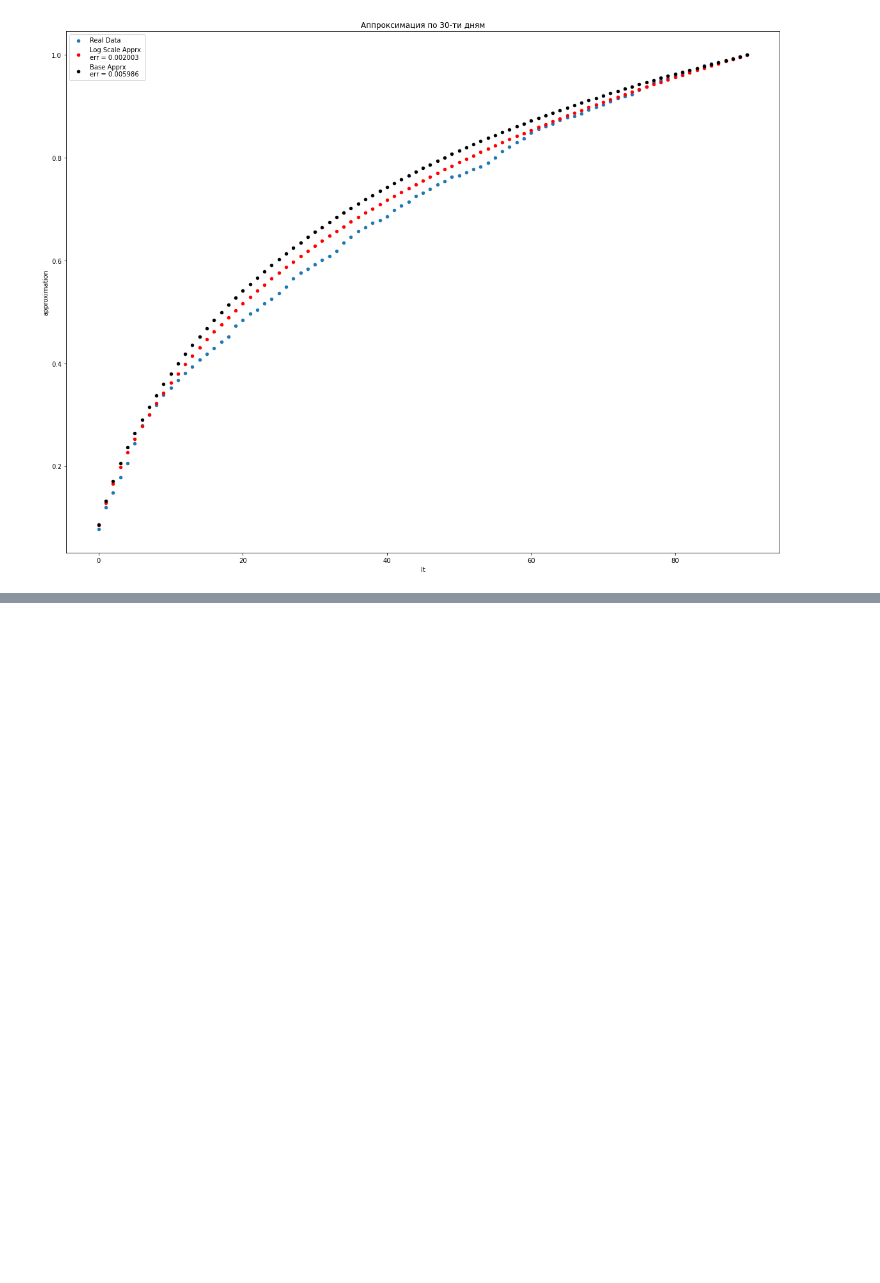
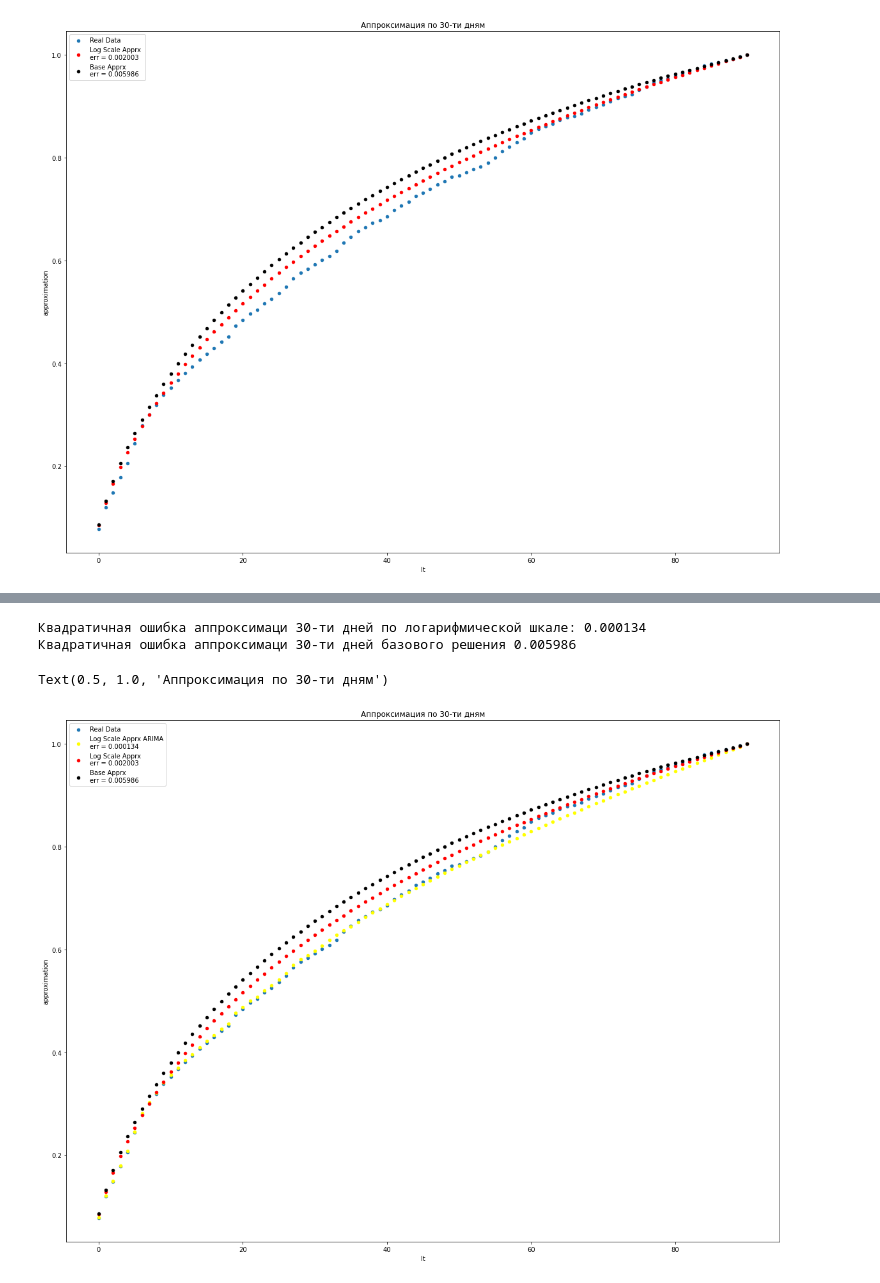
Before and after one commit to JacKira/StatisticDataAnalyze, a Jupyter notebook: Data/Visualization.ipynb, the cells around one changed output, grey strips where cells are left out. Drawn from its saved outputs; the diff is of its cells as text; code cells hidden in the pictures; blank space fills up the shorter version.

```diff
--- a/Data/Visualization.ipynb
+++ b/Data/Visualization.ipynb
@@ -418,0 +477,3 @@ Text(0.5, 1.0, 'Аппроксимация по 30-ти дням')
+# %%
+p_profile = np.exp(conc) - 1
+p_profile
@@ -418,0 +498,4 @@ Text(0.5, 1.0, 'Аппроксимация по 30-ти дням')
+# %%
+with pd.option_context('display.max_rows', None, 'display.max_columns', None):
+    error_sol_30_ARIMA = get_profile_error(to_approx.iap_revenue.values, p_profile)
+    display(error_sol_30_ARIMA)
@@ -418,0 +520,3 @@ Text(0.5, 1.0, 'Аппроксимация по 30-ти дням')
+# %%
+error_sol_30_ARIMA.error = error_sol_30_ARIMA.error.map(lambda x: float(x.replace('%', '')) / 100)
+error_sol_30
@@ -418,0 +537,24 @@ Text(0.5, 1.0, 'Аппроксимация по 30-ти дням')
+# %%
+quad_err_sol_30_ARIMA = sum(error_sol_30_ARIMA.error**2) / error_sol_30_ARIMA.error.shape[0]
+print('Квадратичная ошибка аппроксимаци 30-ти дней по логарифмической шкале: {0:.6f}'.format(quad_err_sol_30_ARIMA))
+
+quad_err_30 = sum(error_30.error**2) / error_30.error.shape[0]
+print('Квадратичная ошибка аппроксимаци 30-ти дней базового решения {0:.6f}'.format(quad_err_30))
+# %% [output]
+Квадратичная ошибка аппроксимаци 30-ти дней по логарифмической шкале: 0.000134
+Квадратичная ошибка аппроксимаци 30-ти дней базового решения 0.005986
+# %%
+fig, ax = plt.subplots(figsize = (20, 15))
+error_sol_30.plot.scatter(x = "lt", y = 'real_data', label = 'Real Data', ax = ax)
+error_sol_30_ARIMA.plot.scatter(x = "lt", y = 'approximation',\
+                          label  = 'Log Scale Apprx ARIMA\nerr = {0:.6f}'.format(quad_err_sol_30_ARIMA),\
+                                ax = ax, color = 'yellow')
+error_sol_30.plot.scatter(x = "lt", y = 'approximation',\
+                          label  = 'Log Scale Apprx \nerr = {0:.6f}'.format(quad_err_sol_30), \
+                          ax = ax, color = 'red')
+error_30.plot.scatter(x = "lt", y = 'approximation',\
+                      label = 'Base Apprx \nerr = {0:.6f}'.format(quad_err_30), ax = ax, color = 'black')
+plt.title('Аппроксимация по 30-ти дням')
+# %% [output]
+Text(0.5, 1.0, 'Аппроксимация по 30-ти дням')
+[figure, added]
```
Also changed, not shown: parts of 9 cells of this notebook.
